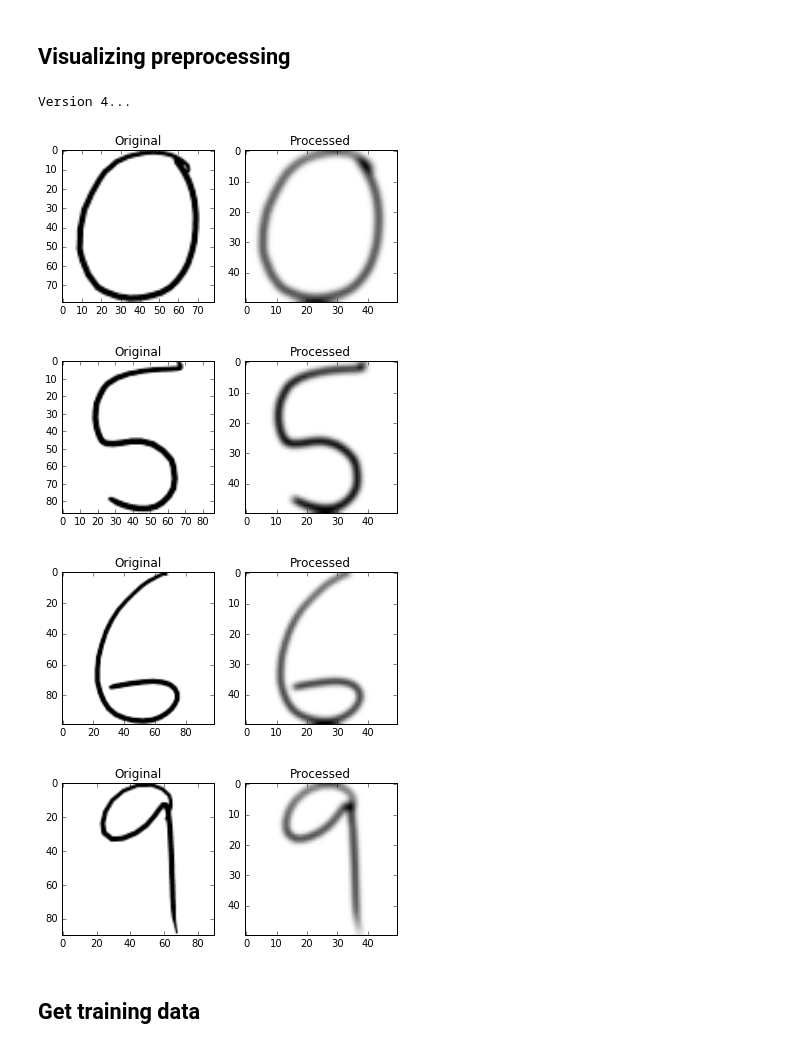
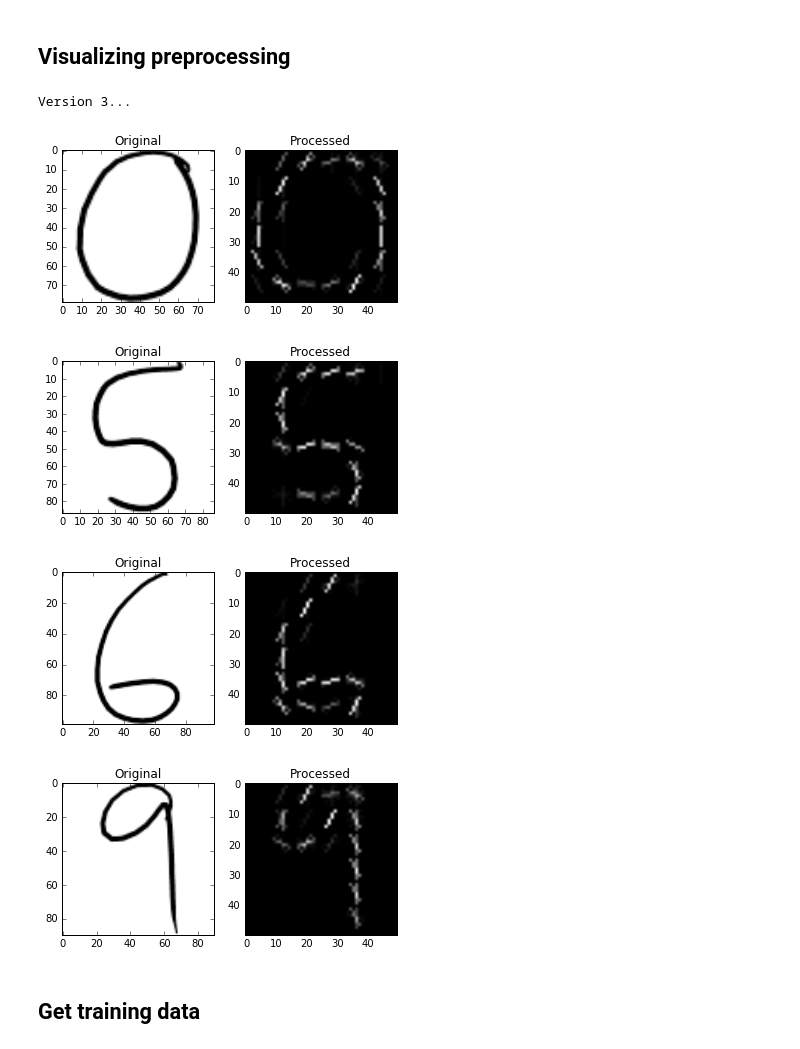
Before and after one commit to mmn599/AutoLaTeX, a Jupyter notebook: Custom.ipynb, the cells around one changed output. Saved outputs shown, nothing was run; the diff lists cells and outputs as text; code cells hidden in the pictures.

```diff
--- a/Custom.ipynb
+++ b/Custom.ipynb
@@ -37,24 +37,24 @@ def visualize_pp(version, processed_images, original_images, num=20):
         plt.imshow(iprocessed, cmap="Greys_r")
         plt.show()
 # %%
-version = 4
+version = 3
 
 images_raw = []
 images_proc = []
 for fn in fnimages:
     ilabels, iraw = predict.file_to_raw_symbols(fn, True)
     iraw = iraw.squeeze()
     iproc, image_input = predict.preprocess(iraw, version=version)
     images_raw.append(iraw)
     images_proc.append(iproc)
 
 visualize_pp(version, images_proc, images_raw, num=20)
 # %% [output]
-Version 4...
+Version 3...
-[figure, old version]
+[figure, new version]
-[figure, old version]
+[figure, new version]
-[figure, old version]
+[figure, new version]
-[figure, old version]
+[figure, new version]
 # %% [markdown]
 ## Get training data
 # %%
```
Also changed, not shown: parts of 3 cells of this notebook, 7 other files.
